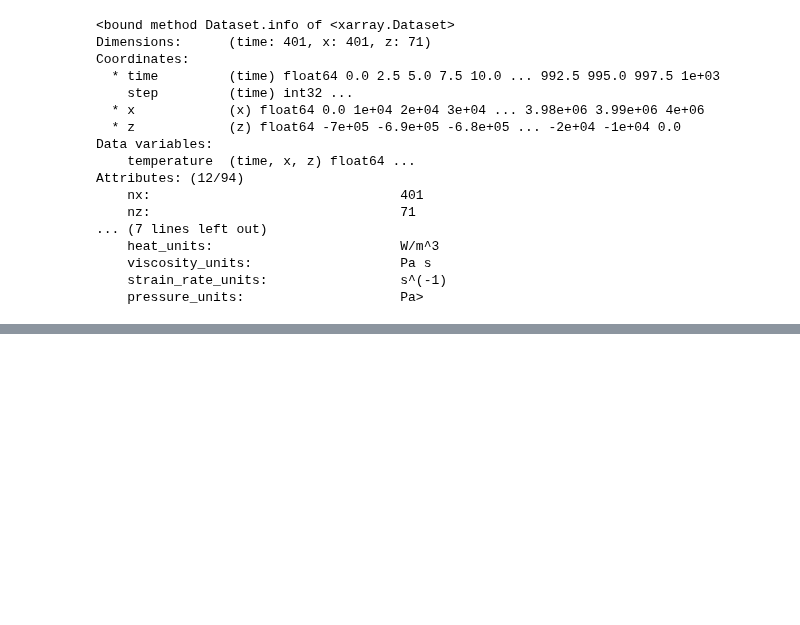
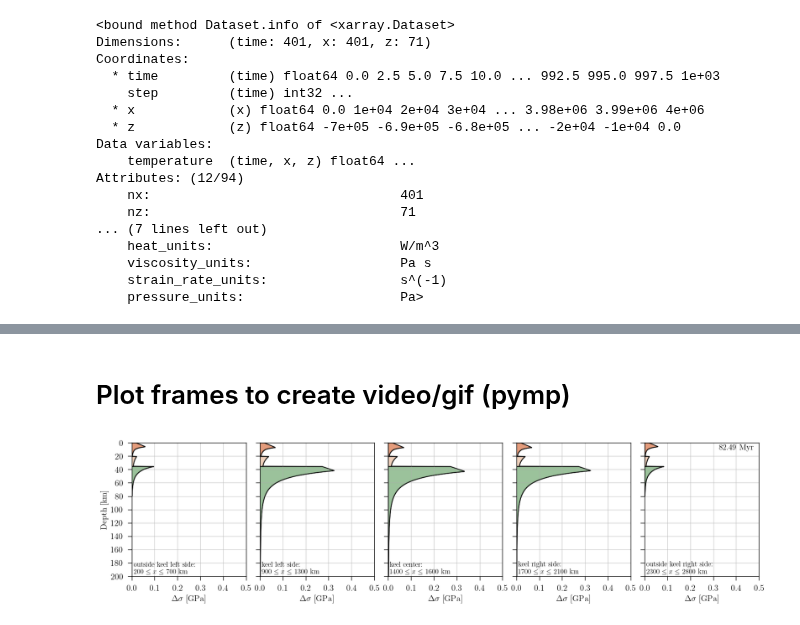
Before and after one commit to jopmas/scripts, a Jupyter notebook: YSE_evolution.ipynb, the cells around one changed output, grey strips where cells are left out. Cells and saved outputs as stored; diff of their text form; code cells hidden in the pictures; blank space fills up the shorter version.

```diff
--- a/YSE_evolution.ipynb
+++ b/YSE_evolution.ipynb
@@ -504,0 +281,71 @@ axs.set_xlim([0, 1.0])
+# %% [markdown]
+# Plot frames to create video/gif (pymp)
+# %%
+t0 = dataset.time[0]
+t1 = dataset.time[1]
+dt = int(t1 - t0)
+
+start = int(t0)
+end = int(dataset.time.size - 1)
+step = 1#5
+
+# start = 0
+# end = 1
+# step = 1#5
+
+with pymp.Parallel() as p:
+    for i in p.range(start, end+step, step):
+        # data = dataset.isel(time=i)
+        # per = np.round(100*(i+1-start)/(end-start), 2)
+        # text = f"Time: {np.round(float(dataset.isel(time=i).time), 2)} Myr; Step: {int(dataset.isel(time=i).step)}/{int(dataset.step.max())}, ({per:.2f}%)."
+
+        data = dataset.temperature[i].values.T #Nz vs Nx
+        time = np.round(dataset.time[i].values, 2)
+
+        ############################################################################################
+
+        #Calculating mean temperature profile for different regions
+        xcenter = (Lx/2)/1.0e3
+        keel_mean_l = calc_mean_temperaure_region(data, Nz, xx, xcenter - 600, xcenter - 200)
+        keel_mean_c = calc_mean_temperaure_region(data, Nz, xx, xcenter - 100, xcenter + 100)
+        keel_mean_r = calc_mean_temperaure_region(data, Nz, xx, xcenter + 200, xcenter + 600)
+
+        out_mean_l = calc_mean_temperaure_region(data, Nz, xx, 200, xcenter - 800)
+        out_mean_r = calc_mean_temperaure_region(data, Nz, xx, xcenter + 800, Lx/1.03 - 200)
+
+        thickness_sa = 40.0e3
+        z_aux = z - thickness_sa/1.0e3
+        cond1 = z_aux >= 0
+
+        temperature_profiles = [out_mean_l, keel_mean_l, keel_mean_c, keel_mean_r, out_mean_r]
+        Hlits = [80.0e3, 200.0e3, 200.0e3, 200.0e3, 80.0e3]
+
+        plt.close()
+        fig, axs = plt.subplots(1, 5, figsize=(16,4), sharex=True, sharey=True, constrained_layout=True)
+        axs.flatten()
+
+        for ax, temp_profile, thickness_litho in zip(axs, temperature_profiles, Hlits):
+            calc_and_plot_YSE(ax, temp_profile[cond1], z_aux[cond1], thickness_litho=thickness_litho)
+
+
+        #Set plot details
+        locations = [f'outside keel left side:\n $200 \leq x \leq 700$ km',
+                    f'keel left side:\n $900 \leq x \leq 1300$ km',
+                    f'keel center:\n $1400 \leq x \leq 1600$ km',
+                    f'keel right side:\n $1700 \leq x \leq 2100$ km',
+                    f'outside keel right side:\n $2300 \leq x \leq 2800$ km'
+                    ]
+
+        for ax, location in zip(axs, locations):
+            ax.grid('-k', alpha=0.7)
+            ax.set_xlabel(r'$\Delta\sigma$ [GPa]')
+            ax.text(0.015, 0.02, location, fontsize=12, transform=ax.transAxes)
+
+        axs[-1].text(0.65, 0.95, f"{time} Myr", fontsize=14, transform=axs[-1].transAxes)
+        axs[0].set_ylabel('Depth [km]')
+
+        figname = f'YSE_{model_name}_{str(int(dataset.step[i].values)).zfill(8)}'
+        # print(figname)
+        fig.savefig(f'{output_path}/{figname}.png', dpi=400)
+# %% [output]
+[figure, added]
```
Also changed, not shown: parts of 16 cells of this notebook, 13 other files.
